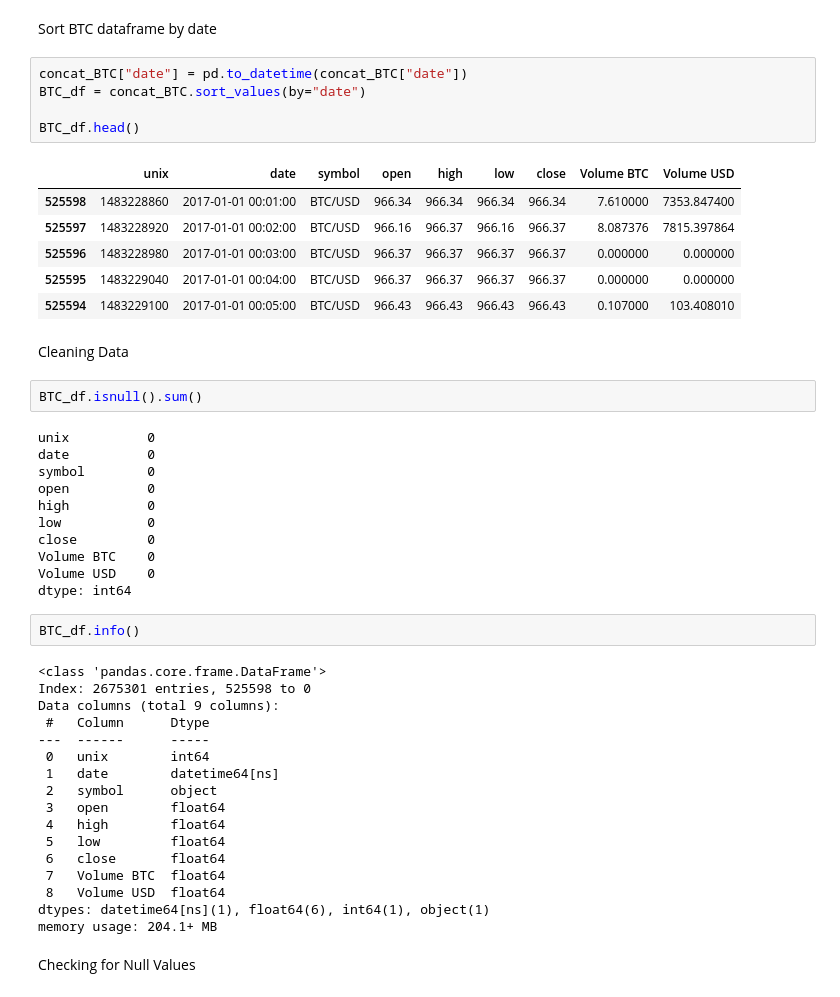
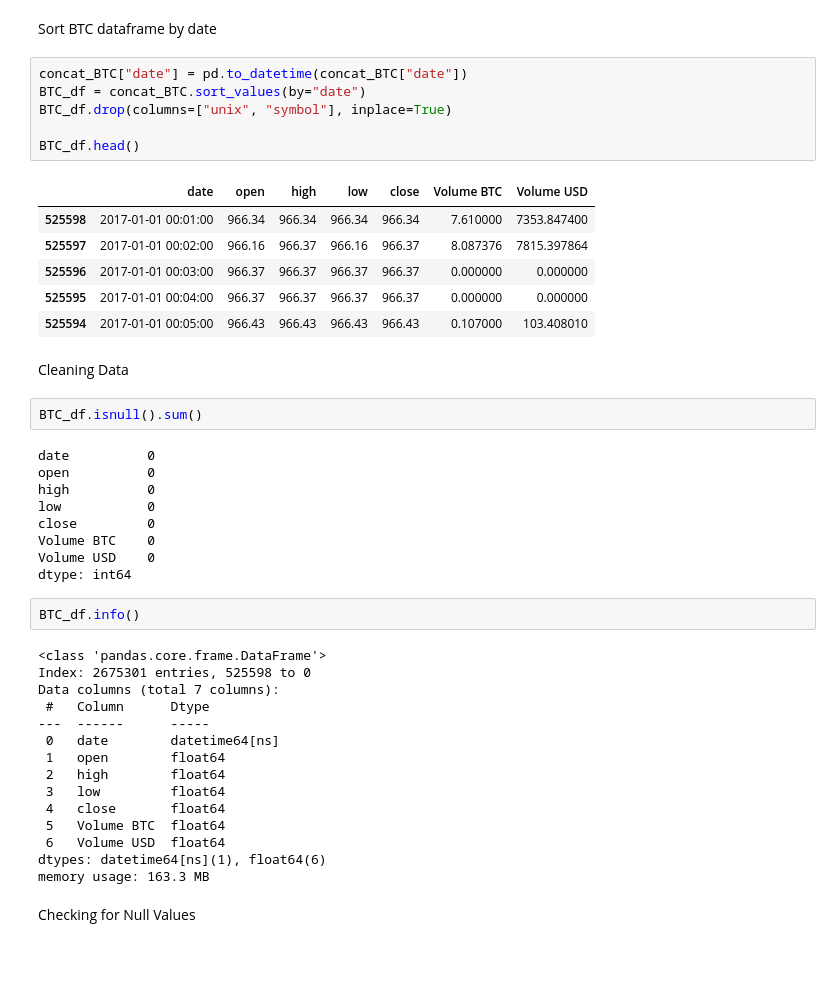
Before and after one commit to Lukas-Christopher13/Projeto-Topicos-em-BD, a Jupyter notebook: Bitcoin_historical_data.ipynb, the cells around one changed output. Drawn from its saved outputs; the diff is of its cells as text; blank space fills up the shorter version.

```diff
--- a/Bitcoin_historical_data.ipynb
+++ b/Bitcoin_historical_data.ipynb
@@ -20,23 +21,22 @@ Sort BTC dataframe by date
 # %%
 concat_BTC["date"] = pd.to_datetime(concat_BTC["date"])
 BTC_df = concat_BTC.sort_values(by="date")
+BTC_df.drop(columns=["unix", "symbol"], inplace=True)
 
 BTC_df.head()
 # %% [output]
-|  | unix | date | symbol | open | high | low | close | Volume BTC | Volume USD |
-| 525598 | 1483228860 | 2017-01-01 00:01:00 | BTC/USD | 966.34 | 966.34 | 966.34 | 966.34 | 7.610000 | 7353.847400 |
-| 525597 | 1483228920 | 2017-01-01 00:02:00 | BTC/USD | 966.16 | 966.37 | 966.16 | 966.37 | 8.087376 | 7815.397864 |
-| 525596 | 1483228980 | 2017-01-01 00:03:00 | BTC/USD | 966.37 | 966.37 | 966.37 | 966.37 | 0.000000 | 0.000000 |
-| 525595 | 1483229040 | 2017-01-01 00:04:00 | BTC/USD | 966.37 | 966.37 | 966.37 | 966.37 | 0.000000 | 0.000000 |
-| 525594 | 1483229100 | 2017-01-01 00:05:00 | BTC/USD | 966.43 | 966.43 | 966.43 | 966.43 | 0.107000 | 103.408010 |
+|  | date | open | high | low | close | Volume BTC | Volume USD |
+| 525598 | 2017-01-01 00:01:00 | 966.34 | 966.34 | 966.34 | 966.34 | 7.610000 | 7353.847400 |
+| 525597 | 2017-01-01 00:02:00 | 966.16 | 966.37 | 966.16 | 966.37 | 8.087376 | 7815.397864 |
+| 525596 | 2017-01-01 00:03:00 | 966.37 | 966.37 | 966.37 | 966.37 | 0.000000 | 0.000000 |
+| 525595 | 2017-01-01 00:04:00 | 966.37 | 966.37 | 966.37 | 966.37 | 0.000000 | 0.000000 |
+| 525594 | 2017-01-01 00:05:00 | 966.43 | 966.43 | 966.43 | 966.43 | 0.107000 | 103.408010 |
 # %% [markdown]
 Cleaning Data
 # %%
 BTC_df.isnull().sum()
 # %% [output]
-unix          0
 date          0
-symbol        0
 open          0
 high          0
 low           0
@@ -49,20 +49,18 @@ BTC_df.info()
 # %% [output]
 <class 'pandas.core.frame.DataFrame'>
 Index: 2675301 entries, 525598 to 0
-Data columns (total 9 columns):
+Data columns (total 7 columns):
  #   Column      Dtype
 ---  ------      -----
- 0   unix        int64
- 1   date        datetime64[ns]
- 2   symbol      object
- 3   open        float64
- 4   high        float64
- 5   low         float64
- 6   close       float64
- 7   Volume BTC  float64
- 8   Volume USD  float64
-dtypes: datetime64[ns](1), float64(6), int64(1), object(1)
-memory usage: 204.1+ MB
+ 0   date        datetime64[ns]
+ 1   open        float64
+ 2   high        float64
+ 3   low         float64
+ 4   close       float64
+ 5   Volume BTC  float64
+ 6   Volume USD  float64
+dtypes: datetime64[ns](1), float64(6)
+memory usage: 163.3 MB
 # %% [markdown]
 Checking for Null Values
 # %%
```
Also changed, not shown: parts of 6 cells of this notebook, 2 other files.
